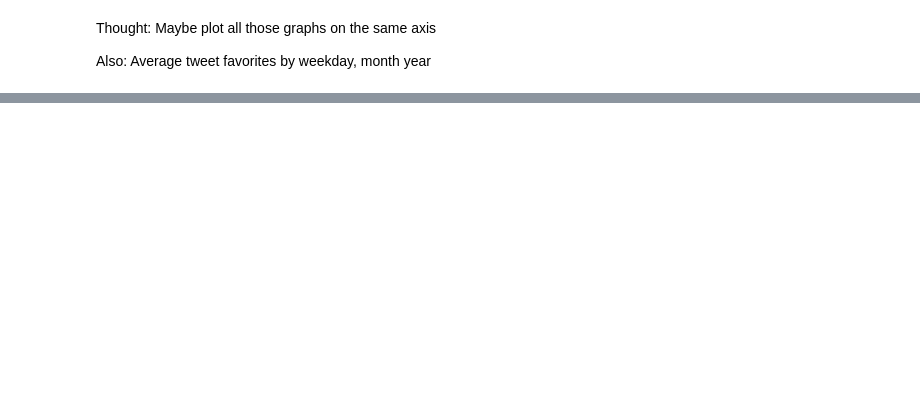
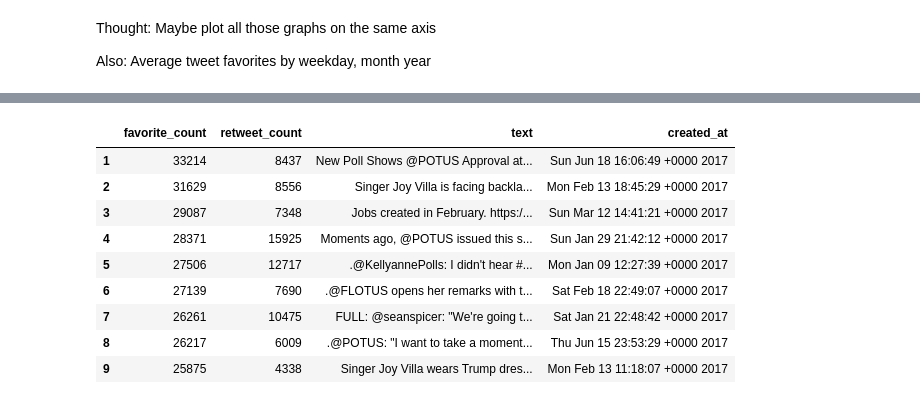
Before and after one commit to lacoperon/CardioDeaths_AirPollution, a Jupyter notebook: trump_tweet_analysis.ipynb, the cells around one changed output, grey strips where cells are left out. Saved outputs shown, nothing was run; the diff lists cells and outputs as text; code cells hidden in the pictures; blank space fills up the shorter version.

```diff
--- a/trump_tweet_analysis.ipynb
+++ b/trump_tweet_analysis.ipynb
@@ -142,0 +165,15 @@ Also: Average tweet favorites by weekday, month year
+# %%
+%%R
+fox_janfeb17 <- read_csv("./data/foxnewsJanFeb.csv")
+fox_marapr17 <- read_csv("./data/foxnews_MarApr.csv")
+fox_mayjune17 <- read_csv("./data/foxnews_MayJune.csv")
+
+fox_s1_17 <- data.frame(rbind(fox_janfeb17, fox_marapr17, fox_mayjune17)) %>%
+    arrange(desc(favorite_count)) %>%
+    select(favorite_count, retweet_count, text, created_at)
+
+# What does the Fox S1 2017 data look like
+glimpse(fox_s1_17)
+
+# What are the dimensions of the data?
+dim(fox_s1_17)
@@ -142,0 +194,20 @@ Also: Average tweet favorites by weekday, month year
+# %%
+from rpy2.robjects import pandas2ri
+pandas2ri.activate()
+pd.set_option('display.width', 1000)
+pd.set_option('display.height', 1000)
+pd.set_option('display.max_rows', 500)
+pd.set_option('display.max_colwidth', -1)
+# %%
+fox_s1_17[1:10]
+# %% [output]
+|  | favorite_count | retweet_count | text | created_at |
+| 1 | 33214 | 8437 | New Poll Shows @POTUS Approval at... | Sun Jun 18 16:06:49 +0000 2017 |
+| 2 | 31629 | 8556 | Singer Joy Villa is facing backla... | Mon Feb 13 18:45:29 +0000 2017 |
+| 3 | 29087 | 7348 | Jobs created in February. https:/... | Sun Mar 12 14:41:21 +0000 2017 |
+| 4 | 28371 | 15925 | Moments ago, @POTUS issued this s... | Sun Jan 29 21:42:12 +0000 2017 |
+| 5 | 27506 | 12717 | .@KellyannePolls: I didn't hear #... | Mon Jan 09 12:27:39 +0000 2017 |
+| 6 | 27139 | 7690 | .@FLOTUS opens her remarks with t... | Sat Feb 18 22:49:07 +0000 2017 |
+| 7 | 26261 | 10475 | FULL: @seanspicer: "We're going t... | Sat Jan 21 22:48:42 +0000 2017 |
+| 8 | 26217 | 6009 | .@POTUS: "I want to take a moment... | Thu Jun 15 23:53:29 +0000 2017 |
+| 9 | 25875 | 4338 | Singer Joy Villa wears Trump dres... | Mon Feb 13 11:18:07 +0000 2017 |
```
Also changed, not shown: parts of 12 cells of this notebook.
